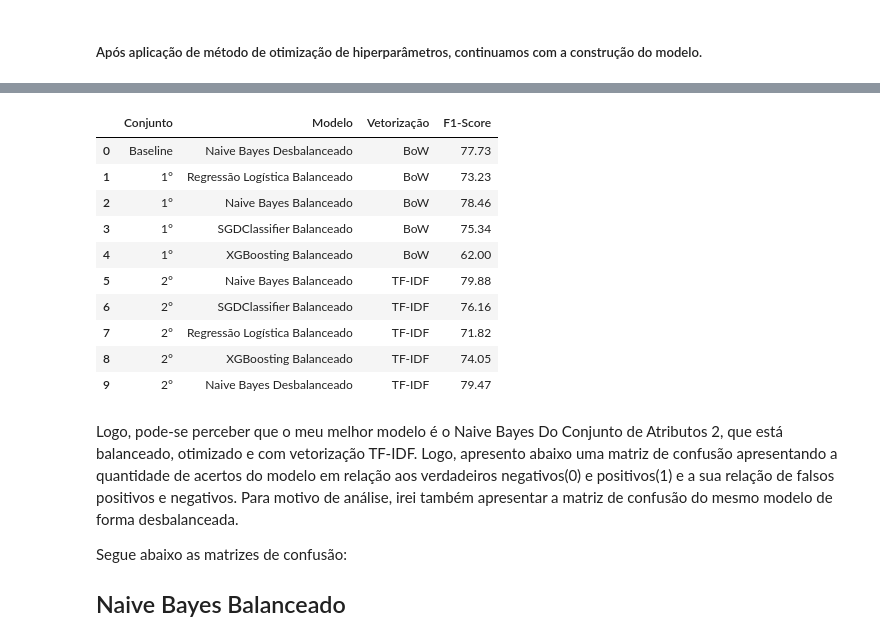
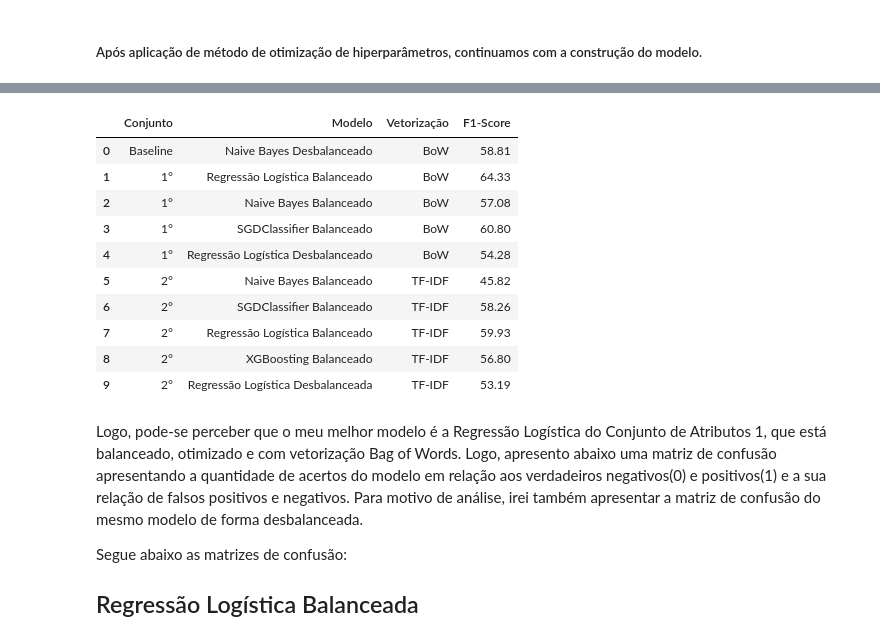
Before and after one commit to Ruann-01/Python_IA, a Jupyter notebook: Trabalho Final/Trabalho Final.ipynb, the cells around one changed output, grey strips where cells are left out. Drawn from its saved outputs; the diff is of its cells as text; code cells hidden in the pictures.

```diff
--- a/Trabalho Final/Trabalho Final.ipynb
+++ b/Trabalho Final/Trabalho Final.ipynb
@@ -1046,4 +1121,4 @@ Diferente do Conjunto 1, o Conjunto 2 apresenta diferenças nos atributos de ent
 # %%
-model5_2 = MultinomialNB()
+model5_2 = LogisticRegression()
 model5_2.get_params().keys()
 # %% [output]
@@ -1065,7 +1143,0 @@ Os hiperparâmetros otimizados, foram:
-# %%
-model5_2_params = {'alpha':[0.5,1.0,1.5, 2.0,2.5,3],
-                 'fit_prior': [True, False]}
-
-meu_quarto_grid = GridSearchCV(model5_2,model5_2_params,cv=5)
-
-meu_quarto_grid.fit(X_train_tfidf,y_train.ravel())
@@ -1075,0 +1144,14 @@ GridSearchCV(cv=5, estimator=MultinomialNB(),
+# %%
+warnings.filterwarnings("ignore")
+# Definindo os parâmetros que serão utilizados no RandomSearchCV
+#C: Inverso da força de regularização; devendo ser um float positivo. Como em SVM, valores menores especificam uma regularização mais forte.
+model5_2_params = dict(
+    C= [0.001, 0.01, 0.1, 1],
+    penalty= ['l1', 'l2', 'elasticnet'],
+    max_iter= [300, 600],
+    solver = ['newton-cg', 'liblinear', 'sag', 'saga'],
+    tol= [0.01,0.001,0.0001]
+)
+melhor_conj2_random = RandomizedSearchCV(model5_2,model5_2_params,random_state=42)
+
+melhor_conj2_random.fit(X_train_tfidf,y_train.ravel())
@@ -1081,8 +1173,8 @@ MultinomialNB(fit_prior=False)
 # %% [markdown]
 ##### Após aplicação de método de otimização de hiperparâmetros, continuamos com a construção do modelo.
 # %%
-pred_y5 = meu_quarto_grid.predict(X_test_tfidf)
-f1_score_2_5 = round(f1_score(y_test,pred_y5)*100,2)
-print('========= F1-SCORE NAIVE BAYES DESBALANCEADO ===========')
-print('O F1-SCORE do Modelo Naive Bayes Otimizado e Desbalanceado, do Conjunto 2, foi:' ,f1_score_2_5)
+pred_y5 = melhor_conj2_random.predict(X_test_tfidf)
+f1_score_2_5 = round(f1_score(y_test,pred_y5,average='macro')*100,2)
+print('========= F1-SCORE REGRESSÃO LOGÍSTICA DESBALANCEADA ===========')
+print('O F1-SCORE da Regressão Logística Otimizada e Desbalanceada, do Conjunto 2, foi:' ,f1_score_2_5)
 # %% [output]
@@ -1102,35 +1186,36 @@ A fórmula que define o F1 é a seguinte (quanto maior melhor o modelo):
 # %%
 #Criando um dataframe para apresentar os resultados
 # Ainda vou colocar o terceiro
 resultado1 = pd.Series({'Conjunto': 'Baseline', 'Modelo': 'Naive Bayes Desbalanceado','Vetorização':'BoW', 'F1-Score': f1_score_baseline})
 resultado2 = pd.Series({'Conjunto': '1°', 'Modelo': 'Regressão Logística Balanceado','Vetorização':'BoW','F1-Score': f1_score_1})
 resultado3 = pd.Series({'Conjunto': '1°', 'Modelo': 'Naive Bayes Balanceado','Vetorização':'BoW','F1-Score': f1_score_2})
 resultado4 = pd.Series({'Conjunto': '1°', 'Modelo': 'SGDClassifier Balanceado','Vetorização':'BoW','F1-Score': f1_score_3})
 resultado5 = pd.Series({'Conjunto': '1°', 'Modelo': 'XGBoosting Balanceado','Vetorização':'BoW','F1-Score': f1_score_4})
+resultado5 = pd.Series({'Conjunto': '1°', 'Modelo': 'Regressão Logística Desbalanceado','Vetorização':'BoW','F1-Score': f1_score_5})
 resultado6 = pd.Series({'Conjunto': '2°', 'Modelo': 'Naive Bayes Balanceado','Vetorização':'TF-IDF','F1-Score': f1_score_2_1})
 resultado7 = pd.Series({'Conjunto': '2°', 'Modelo': 'SGDClassifier Balanceado','Vetorização':'TF-IDF','F1-Score': f1_score_2_2})
 resultado8 = pd.Series({'Conjunto': '2°', 'Modelo': 'Regressão Logística Balanceado','Vetorização':'TF-IDF','F1-Score': f1_score_2_3})
 resultado9 = pd.Series({'Conjunto': '2°', 'Modelo': 'XGBoosting Balanceado','Vetorização':'TF-IDF','F1-Score': f1_score_2_4})
-resultado10 = pd.Series({'Conjunto': '2°', 'Modelo': 'Naive Bayes Desbalanceado','Vetorização':'TF-IDF','F1-Score': f1_score_2_5})
+resultado10 = pd.Series({'Conjunto': '2°', 'Modelo': 'Regressão Logística Desbalanceada','Vetorização':'TF-IDF','F1-Score': f1_score_2_5})
 
 df_resultados = pd.DataFrame([resultado1,resultado2,resultado3,resultado4,resultado5,resultado6,resultado7,resultado8,resultado9,resultado10])
 df_resultados
 # %% [output]
 |  | Conjunto | Modelo | Vetorização | F1-Score |
-| 0 | Baseline | Naive Bayes Desbalanceado | BoW | 77.73 |
-| 1 | 1° | Regressão Logística Balanceado | BoW | 73.23 |
-| 2 | 1° | Naive Bayes Balanceado | BoW | 78.46 |
-| 3 | 1° | SGDClassifier Balanceado | BoW | 75.34 |
-| 4 | 1° | XGBoosting Balanceado | BoW | 62.00 |
-| 5 | 2° | Naive Bayes Balanceado | TF-IDF | 79.88 |
-| 6 | 2° | SGDClassifier Balanceado | TF-IDF | 76.16 |
-| 7 | 2° | Regressão Logística Balanceado | TF-IDF | 71.82 |
-| 8 | 2° | XGBoosting Balanceado | TF-IDF | 74.05 |
-| 9 | 2° | Naive Bayes Desbalanceado | TF-IDF | 79.47 |
+| 0 | Baseline | Naive Bayes Desbalanceado | BoW | 58.81 |
+| 1 | 1° | Regressão Logística Balanceado | BoW | 64.33 |
+| 2 | 1° | Naive Bayes Balanceado | BoW | 57.08 |
+| 3 | 1° | SGDClassifier Balanceado | BoW | 60.80 |
+| 4 | 1° | Regressão Logística Desbalanceado | BoW | 54.28 |
+| 5 | 2° | Naive Bayes Balanceado | TF-IDF | 45.82 |
+| 6 | 2° | SGDClassifier Balanceado | TF-IDF | 58.26 |
+| 7 | 2° | Regressão Logística Balanceado | TF-IDF | 59.93 |
+| 8 | 2° | XGBoosting Balanceado | TF-IDF | 56.80 |
+| 9 | 2° | Regressão Logística Desbalanceada | TF-IDF | 53.19 |
 # %% [markdown]
-Logo, pode-se perceber que o meu melhor modelo é o Naive Bayes Do Conjunto de Atributos 2, que está balanceado, otimizado e com vetorização TF-IDF. Logo, apresento abaixo uma matriz de confusão apresentando a quantidade de acertos do modelo em relação aos verdadeiros negativos(0) e positivos(1) e a sua relação de falsos positivos e negativos.
+Logo, pode-se perceber que o meu melhor modelo é a Regressão Logística do Conjunto de Atributos 1, que está balanceado, otimizado e com vetorização Bag of Words. Logo, apresento abaixo uma matriz de confusão apresentando a quantidade de acertos do modelo em relação aos verdadeiros negativos(0) e positivos(1) e a sua relação de falsos positivos e negativos.
 Para motivo de análise, irei também apresentar a matriz de confusão do mesmo modelo de forma desbalanceada.
 
 Segue abaixo as matrizes de confusão:
 
-## Naive Bayes Balanceado
+## Regressão Logística Balanceada
```
Also changed, not shown: parts of 39 cells of this notebook.
